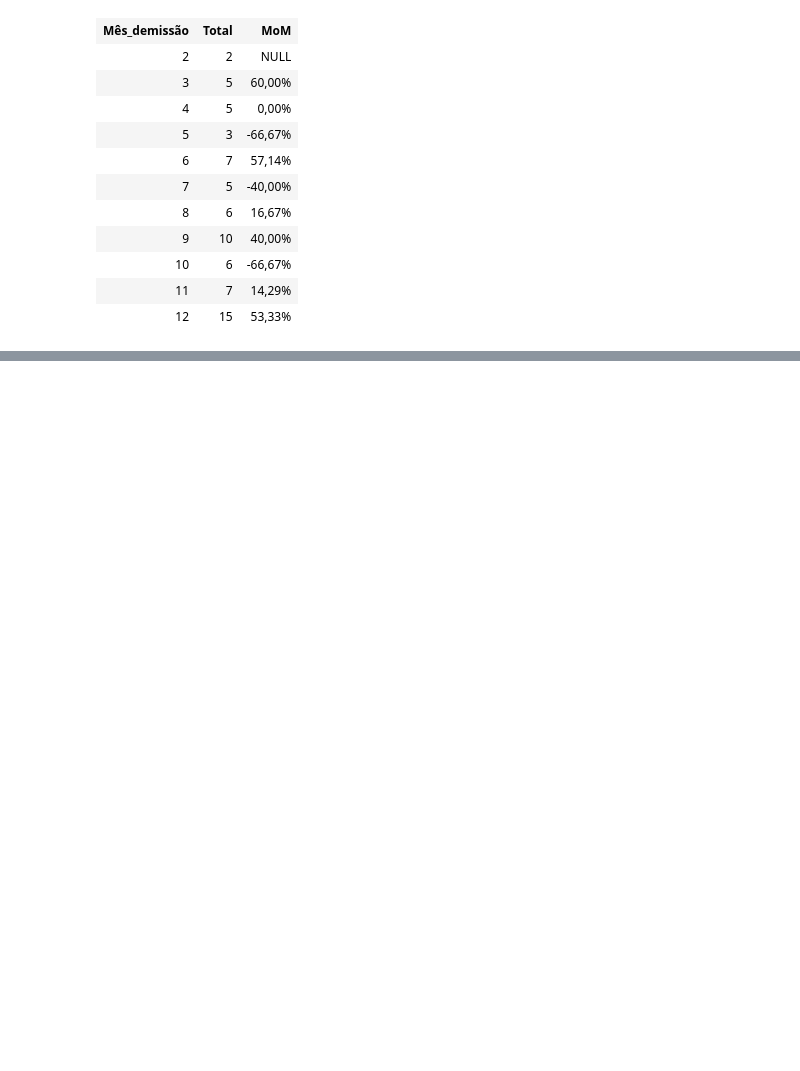
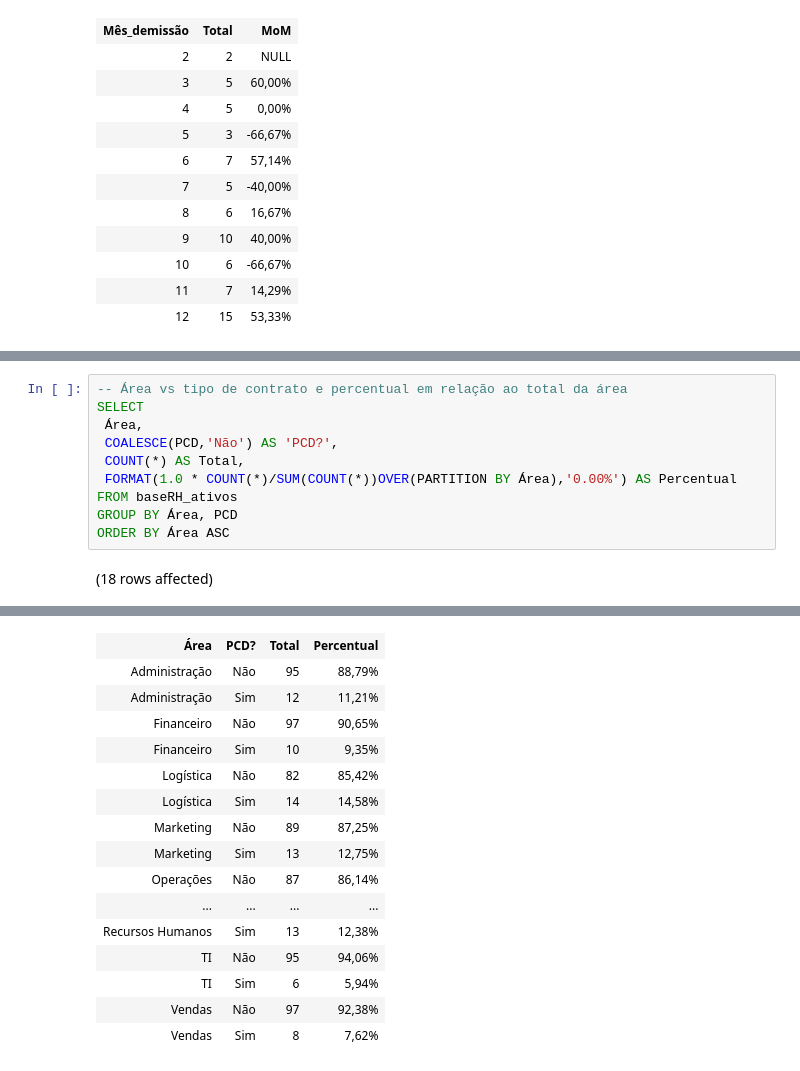
Before and after one commit to AlbertoFAraujo/SQL_People_analytics, a Jupyter notebook: people_analytics_EDA.ipynb, the cells around one changed output, grey strips where cells are left out. Drawn from its saved outputs; the diff is of its cells as text; blank space fills up the shorter version.

```diff
--- a/people_analytics_EDA.ipynb
+++ b/people_analytics_EDA.ipynb
@@ -276,0 +322,12 @@ Total execution time: 00:00:00.015
+# %%
+-- Área vs tipo de contrato e percentual em relação ao total da área
+SELECT
+ Área,
+ COALESCE(PCD,'Não') AS 'PCD?',
+ COUNT(*) AS Total,
+ FORMAT(1.0 * COUNT(*)/SUM(COUNT(*))OVER(PARTITION BY Área),'0.00%') AS Percentual
+FROM baseRH_ativos
+GROUP BY Área, PCD
+ORDER BY Área ASC
+# %% [output]
+(18 rows affected)
@@ -276,0 +335,16 @@ Total execution time: 00:00:00.015
+| Área | PCD? | Total | Percentual |
+| Administração | Não | 95 | 88,79% |
+| Administração | Sim | 12 | 11,21% |
+| Financeiro | Não | 97 | 90,65% |
+| Financeiro | Sim | 10 | 9,35% |
+| Logística | Não | 82 | 85,42% |
+| Logística | Sim | 14 | 14,58% |
+| Marketing | Não | 89 | 87,25% |
+| Marketing | Sim | 13 | 12,75% |
+| Operações | Não | 87 | 86,14% |
+| ... | ... | ... | ... |
+| Recursos Humanos | Sim | 13 | 12,38% |
+| TI | Não | 95 | 94,06% |
+| TI | Sim | 6 | 5,94% |
+| Vendas | Não | 97 | 92,38% |
+| Vendas | Sim | 8 | 7,62% |
```
Also changed, not shown: parts of 4 cells of this notebook.
